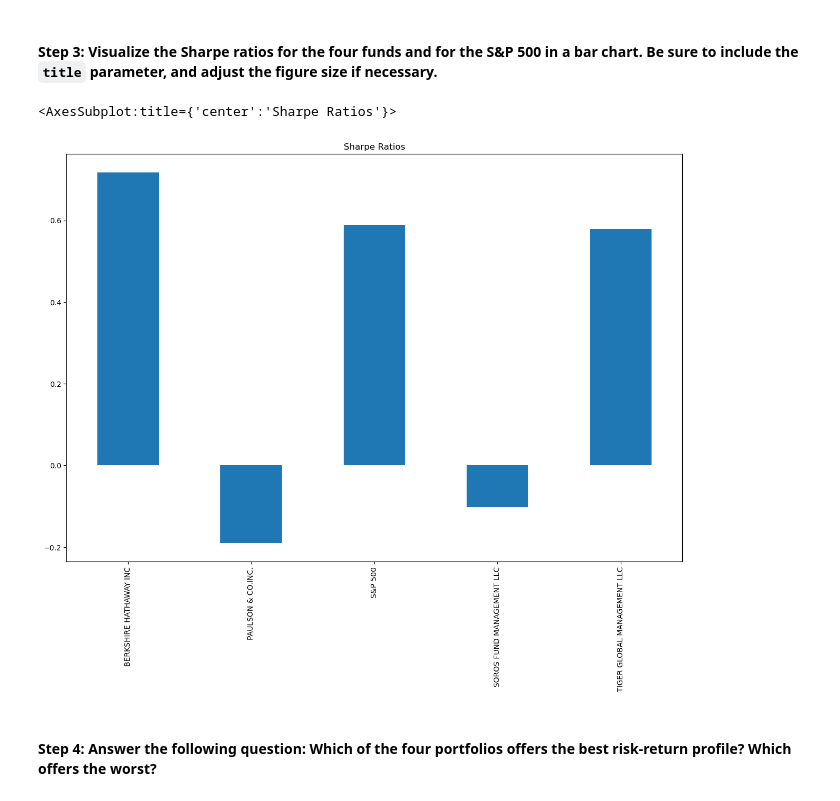
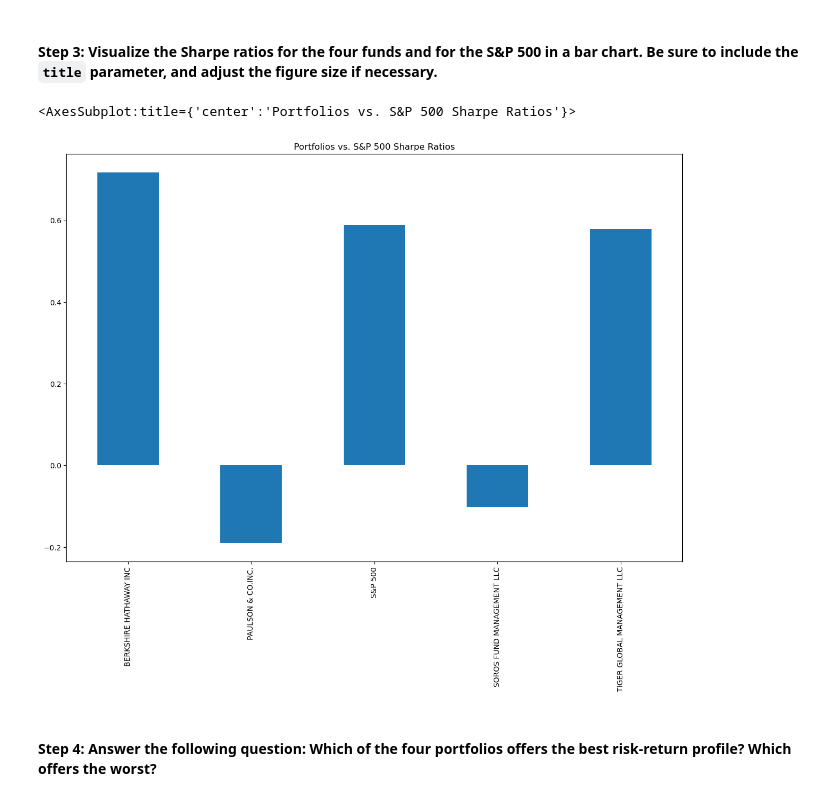
Before and after one commit to ssenhouse/challenge-4-041323, a Jupyter notebook: Starter_Code/risk_return_analysis.ipynb, the cells around one changed output. Saved outputs shown, nothing was run; the diff lists cells and outputs as text; code cells hidden in the pictures.

Commit message:
Completed all questions and charts.

```diff
--- a/Starter_Code/risk_return_analysis.ipynb
+++ b/Starter_Code/risk_return_analysis.ipynb
@@ -360,11 +360,11 @@ dtype: float64
 # %%
 # Visualize the Sharpe ratios as a bar chart
 # Include a title parameter and adjust the figure size
 # YOUR CODE HERE
-sharpe_ratio_daily_returns.plot.bar(figsize=(15,10), title = "Sharpe Ratios")
+sharpe_ratio_daily_returns.plot.bar(figsize=(15,10), title = "Portfolios vs. S&P 500 Sharpe Ratios")
 # %% [output]
-<AxesSubplot:title={'center':'Sharpe Ratios'}>
+<AxesSubplot:title={'center':'Portfolios vs. S&P 500 Sharpe Ratios'}>
-[figure, old version]
+[figure, new version]
 # %% [markdown]
 #### Step 4: Answer the following question: Which of the four portfolios offers the best risk-return profile? Which offers the worst?
 # %% [markdown]
```
Also changed, not shown: parts of 8 cells of this notebook.
